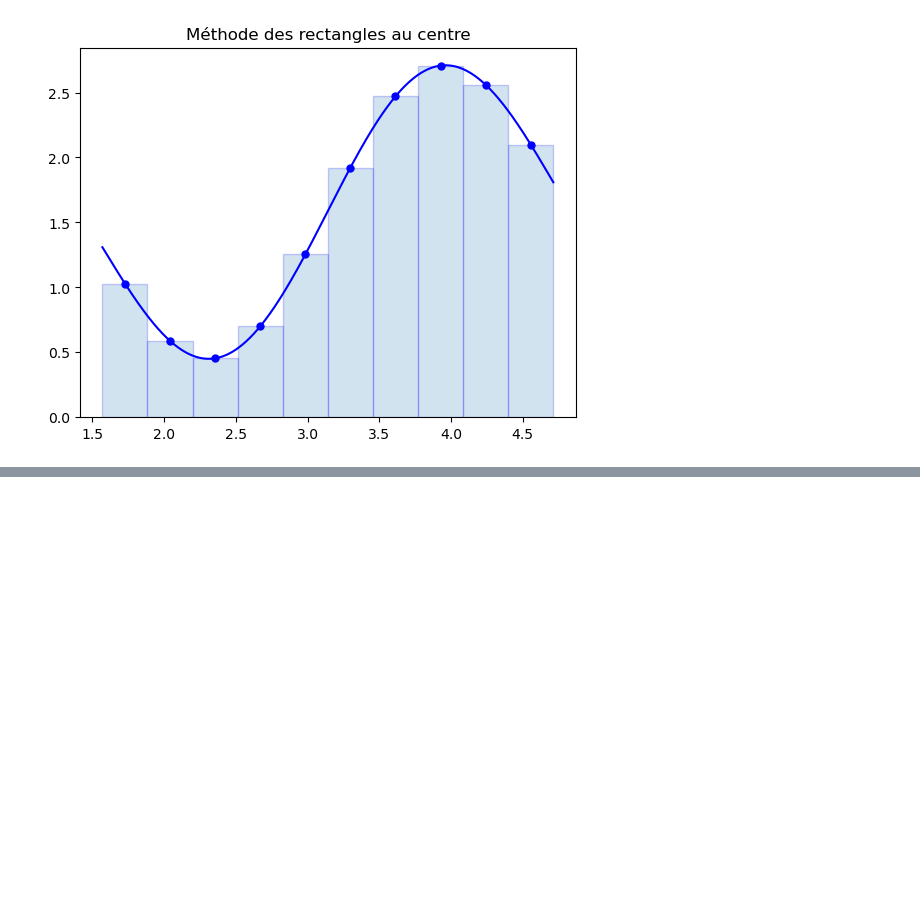
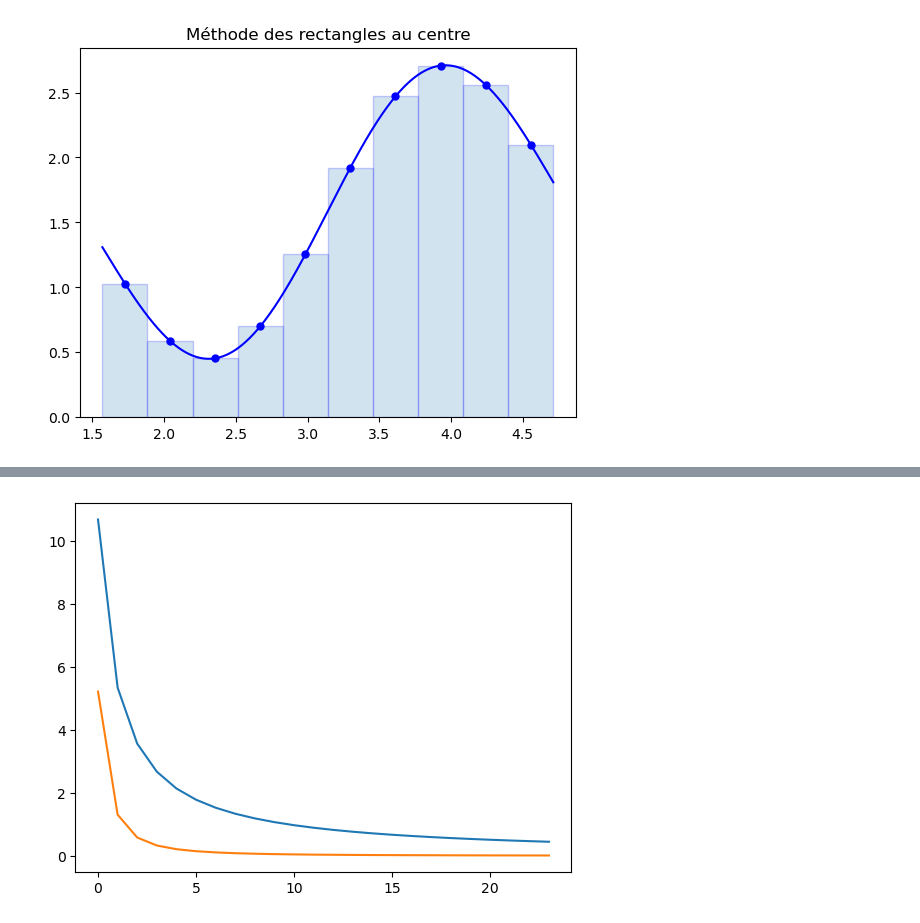
Before and after one commit to Zach3292/Calcul3, a Jupyter notebook: Note de cours.ipynb, the cells around one changed output, grey strips where cells are left out. Saved outputs shown, nothing was run; the diff lists cells and outputs as text; code cells hidden in the pictures; blank space fills up the shorter version.

```diff
--- a/Note de cours.ipynb
+++ b/Note de cours.ipynb
@@ -753,0 +797,34 @@ Erreur avec 10 rectangles: 0.000298813045395363
+# %%
+import numpy as np
+import matplotlib.pyplot as plt
+
+f = lambda x: np.sin(0.2*x) + np.sin(2*x) + 1
+primitive = lambda x: -5 * np.cos(0.2*x) + 0.5 * np.sin(2*x) + x
+
+a = np.pi /2
+b = 3 * np.pi / 2
+
+
+X = np.linspace(a, b, 1000)
+Y = f(X)
+
+dydx = np.gradient(Y, (b-a)/1000)
+d2ydx2 = np.gradient(dydx, (b-a)/1000)
+
+M1 = max(abs(dydx))
+M2 = max(abs(d2ydx2))
+
+n_max = 25
+
+borne_gd = np.zeros((n_max, 1))
+borne_centre = np.zeros((n_max, 1))
+
+for i in range(1, n_max):
+    borne_gd[i] = (b - a)**2 * M1 / (2 * i)
+    borne_centre[i] = (b - a)**3 * M2 / (24 * i**2)
+
+plt.plot(borne_gd[1:], label = 'Borne méthode des rectangles à gauche')
+plt.plot(borne_centre[1:], label = 'Borne méthode des rectangles au centre')
+plt.show()
+# %% [output]
+[figure, added]
```
Also changed, not shown: parts of 18 cells of this notebook, 1 other file.
